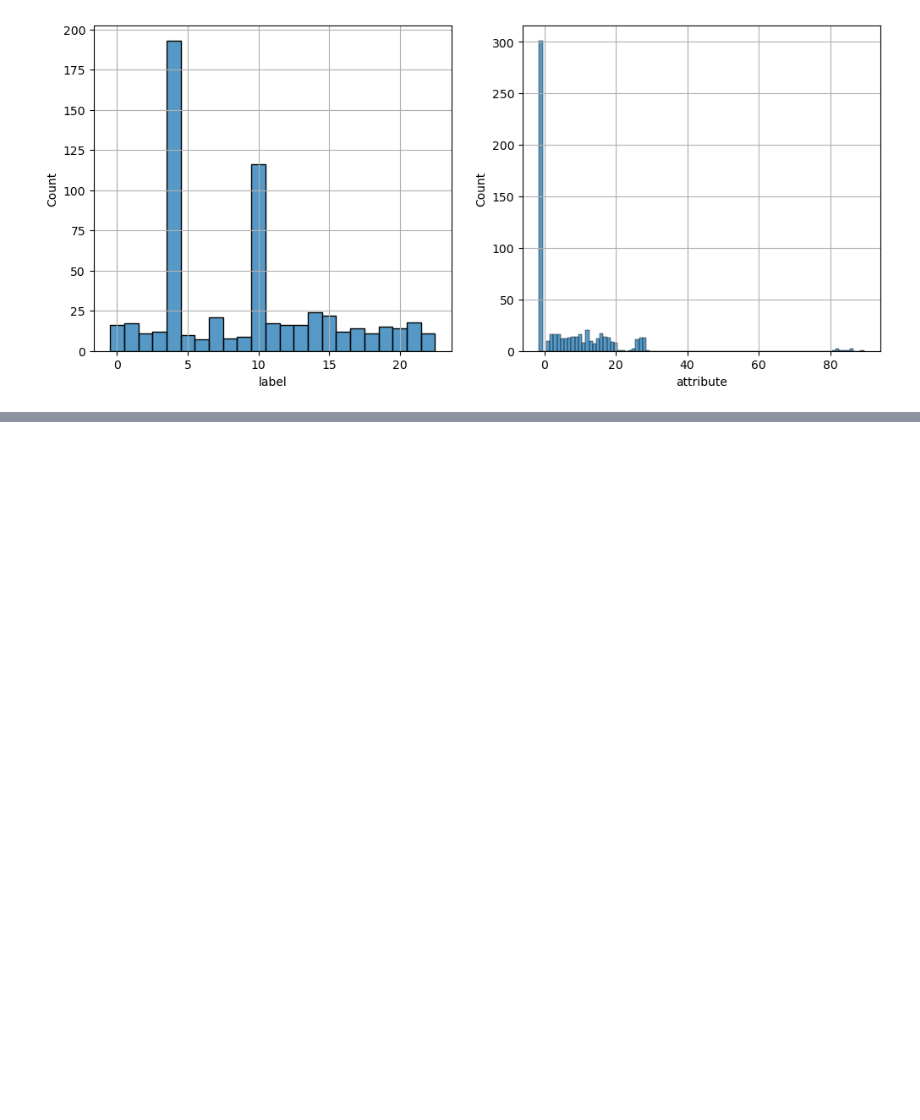
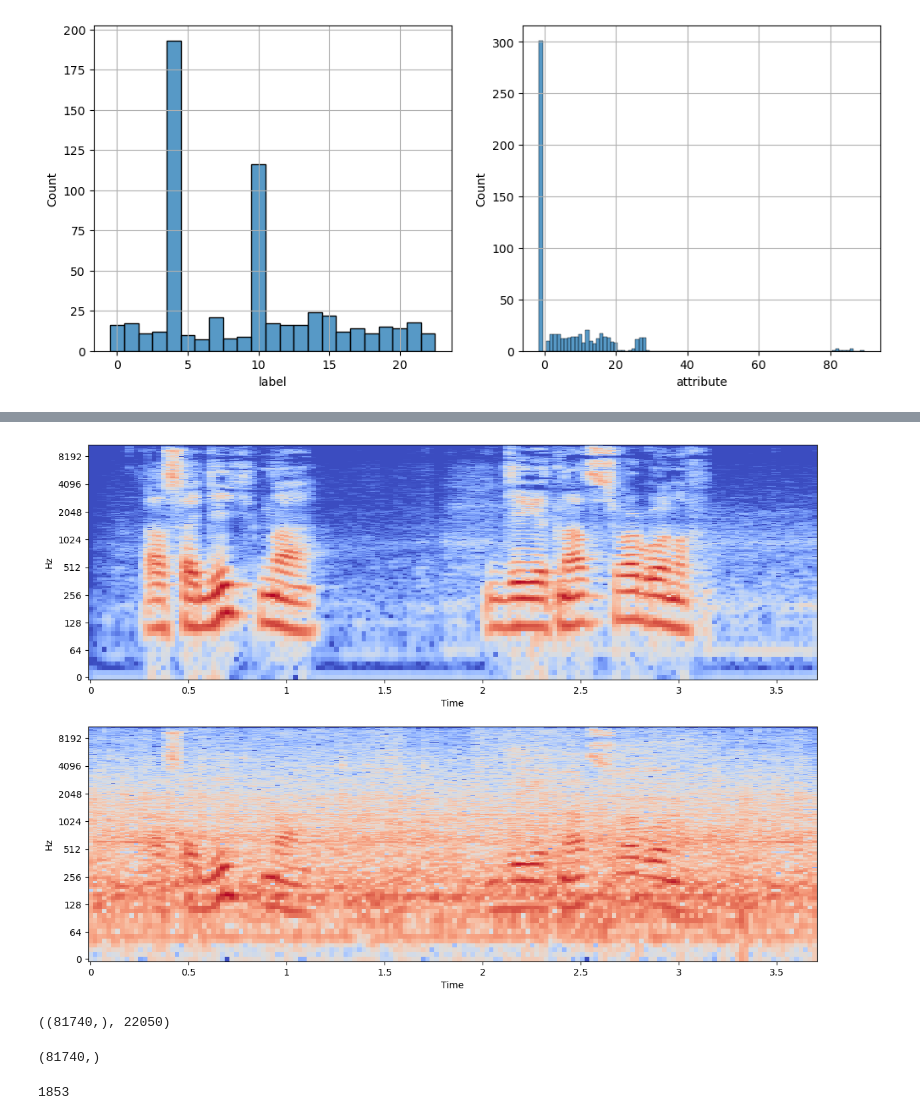
Before and after one commit to fm-projects/railroad-command-recognition, a Jupyter notebook: EDA.ipynb, the cells around one changed output, grey strips where cells are left out. Saved outputs shown, nothing was run; the diff lists cells and outputs as text; code cells hidden in the pictures; blank space fills up the shorter version.

```diff
--- a/EDA.ipynb
+++ b/EDA.ipynb
@@ -52,0 +83,72 @@ eda_one_df(luga)
+# %%
+def plot_2_spectr(path1, path2):
+    x_1 , sr_1 = librosa.load(path1)
+    X_1 = librosa.stft(x_1)
+    Xdb_1 = librosa.amplitude_to_db(abs(X_1))
+
+    x_2 , sr_2 = librosa.load(path2)
+    X_2 = librosa.stft(x_2)
+    Xdb_2 = librosa.amplitude_to_db(abs(X_2))
+
+    fig, axes = plt.subplots(2, 1, figsize=(14, 10))
+
+    librosa.display.specshow(Xdb_1, sr=sr_1, x_axis='time', y_axis='log', ax=axes[0])
+    librosa.display.specshow(Xdb_2, sr=sr_2, x_axis='time', y_axis='log', ax=axes[1])
+    # plt.colorbar()
+
+    plt.show()
+# %%
+clear = 'rzd/ESC_DATASET_v1.2/hr_bot_clear/3a0cb44f-76ff-11ee-844c-c09bf4619c03.mp3'
+noise = 'rzd/ESC_DATASET_v1.2/hr_bot_synt/3a0cb44f-76ff-11ee-844c-c09bf4619c03_1.wav'
+plot_2_spectr(clear, noise)
+# %% [output]
+[figure, added]
+# %%
+clear = 'rzd/ESC_DATASET_v1.2/hr_bot_clear/3a0cb44f-76ff-11ee-844c-c09bf4619c03.mp3'
+noise = 'rzd/ESC_DATASET_v1.2/hr_bot_synt/3a0cb44f-76ff-11ee-844c-c09bf4619c03_1.wav'
+x , sr = librosa.load(noise)
+x.shape, sr
+# %% [output]
+((81740,), 22050)
+# %%
+import numpy as np
+import wave
+
+def read_wav(file_path):
+    with wave.open(file_path, 'r') as wav_file:
+        params = wav_file.getparams()
+        frames = wav_file.readframes(params.nframes)
+        signal = np.frombuffer(frames, dtype=np.int16)
+    return signal, params.framerate
+
+def compute_fft(signal):
+    fft_result = np.fft.fft(signal)
+    amplitude = np.abs(fft_result)
+    return amplitude
+
+def get_amplitude_from_wav(file_path):
+    signal, framerate = librosa.load(file_path)
+    amplitude = compute_fft(signal)
+    return amplitude
+
+# Пример использования
+amplitude_values = get_amplitude_from_wav(clear)
+print(amplitude_values.shape)
+# %% [output]
+(81740,)
+# %%
+from scipy.fft import rfft, rfftfreq
+
+noise = 'rzd/ESC_DATASET_v1.2/hr_bot_synt/3a0cb44f-76ff-11ee-844c-c09bf4619c03_1.wav'
+
+x , sr = librosa.load(noise)
+
+yf = rfft(x)
+xf = rfftfreq(x.shape[0], 1/sr)
+
+points_per_freq = len(xf) / (sr / 2)
+
+target_idx = int(points_per_freq * 500)
+print(target_idx)
+# %% [output]
+1853
```
Also changed, not shown: parts of 12 cells of this notebook.
